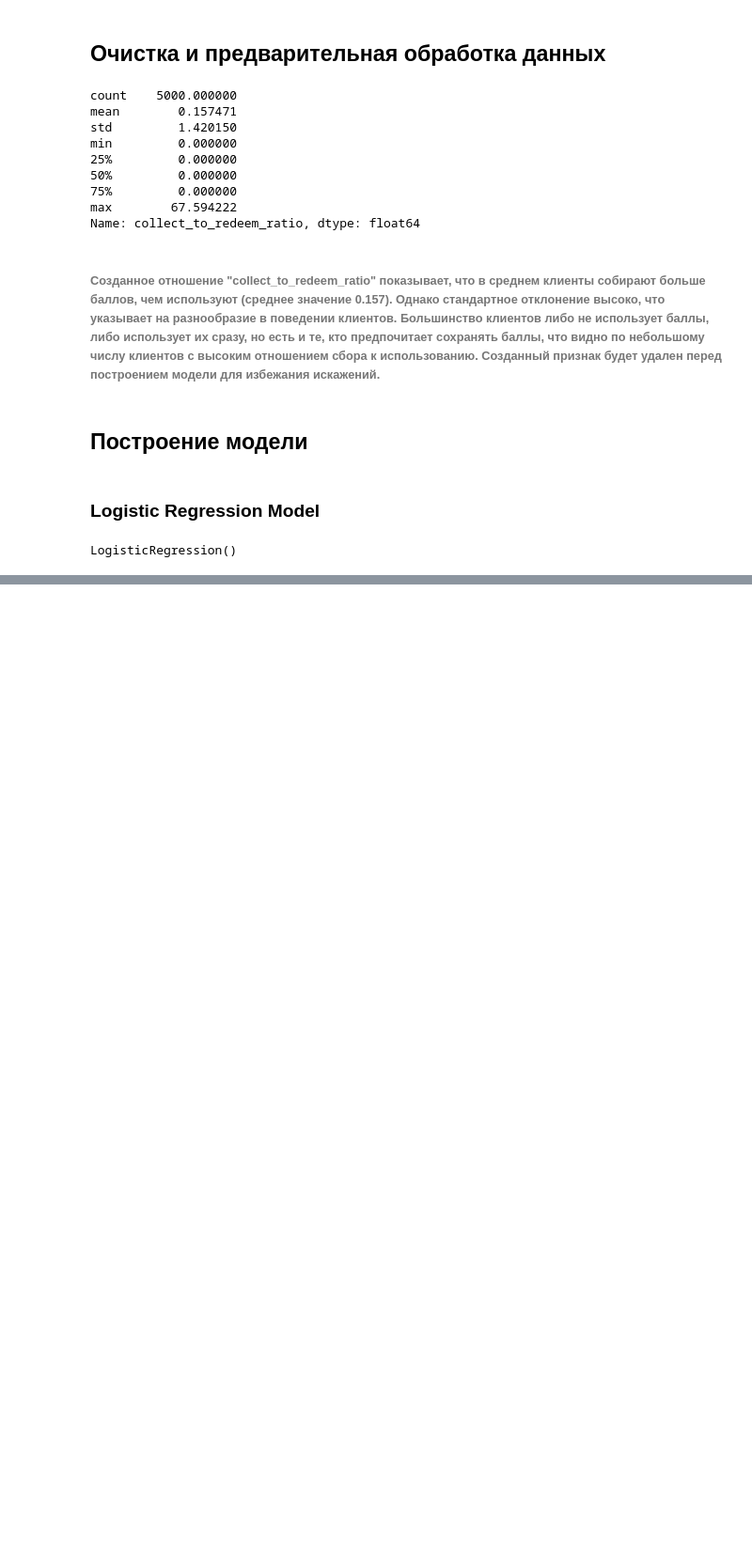
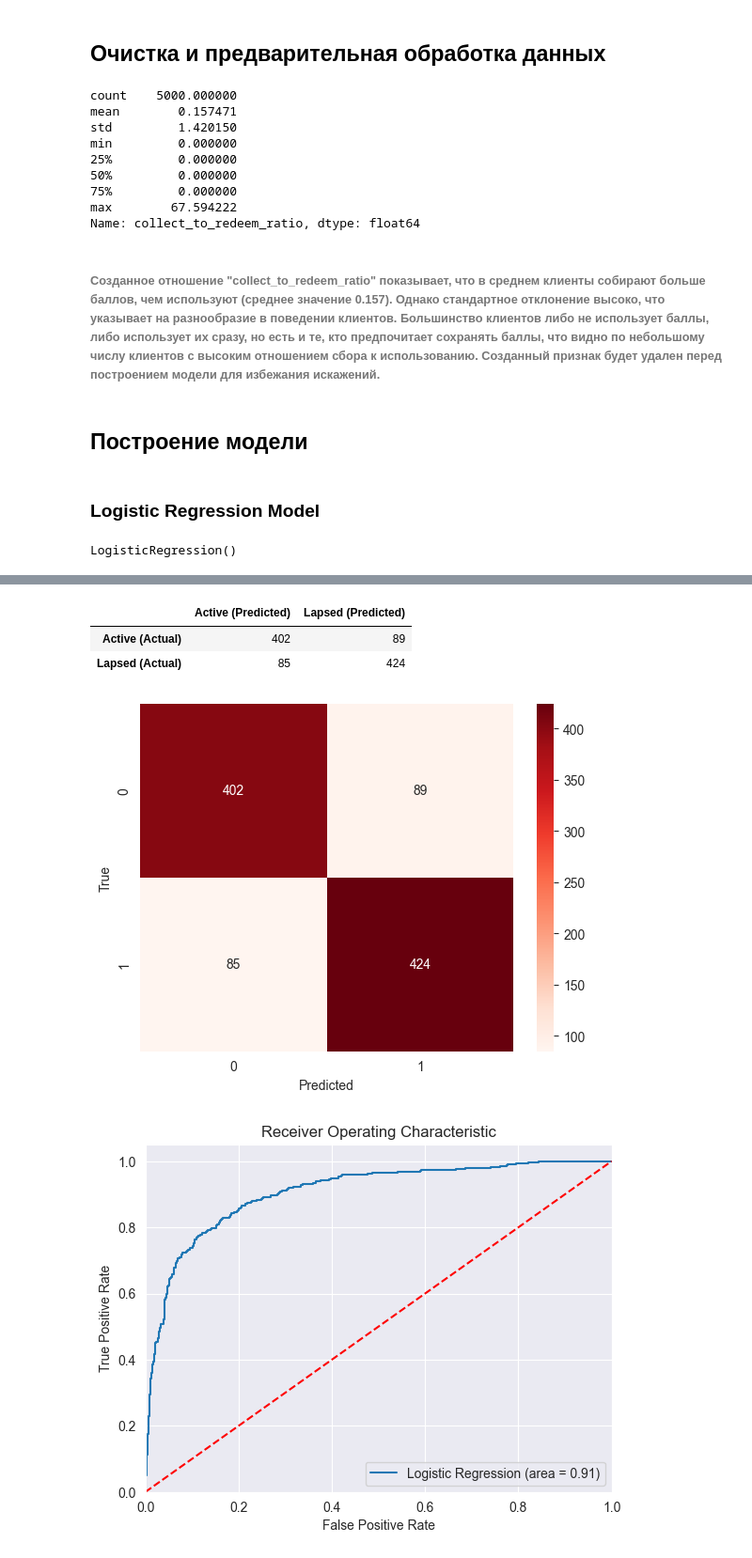
Before and after one commit to kelsinbek/CustomerChurn, a Jupyter notebook: churn.ipynb, the cells around one changed output, grey strips where cells are left out. Shown: that part at 94% size. Saved outputs shown, nothing was run; the diff lists cells and outputs as text; code cells hidden in the pictures; blank space fills up the shorter version.

Commit message:
Оценим модель на тестовом наборе (точность). Logistic Regression Model

```diff
--- a/churn.ipynb
+++ b/churn.ipynb
@@ -180,3 +180,77 @@ lr_model = LogisticRegression()
 lr_model.fit(X_train,y_train)
 # %% [output]
 LogisticRegression()
+# %%
+import matplotlib.pyplot as plt
+from sklearn.metrics import accuracy_score, classification_report, confusion_matrix, roc_auc_score, roc_curve
+
+# Оценим модель на тестовом наборе (точность).
+y_test_pred = lr_model.predict(X_test)
+print("Test accuracy: ", accuracy_score(y_test, y_test_pred), "\n")
+
+# Распечатаем отчет о классификации.
+print("\nClassification Report:\n\n", classification_report(y_test, y_test_pred), "\n")
+
+print("Confusion matrix:")
+
+# Матрица путаницы.
+cm = confusion_matrix(y_test, y_test_pred)
+
+# Преобразуем матрицу путаницы в dataframe для лучшей визуализации.
+cm_df = pd.DataFrame(cm, index = ['Active (Actual)', 'Lapsed (Actual)'],
+                     columns = ['Active (Predicted)', 'Lapsed (Predicted)'])
+
+# Отобразили матрицу путаницы.
+display(cm_df)
+
+# Выведем пустую строку для наглядности.
+print("\n")
+
+# Выведем пустую строку для целей ясности.
+print("\n")
+
+# Выведем матрицу ошибок.
+confusion_mat = confusion_matrix(y_test, y_test_pred)
+sns.heatmap(confusion_mat, annot=True, fmt="d", cmap='Reds')
+plt.xlabel('Predicted')
+plt.ylabel('True')
+plt.show()
+
+# Выведем пустую строку для целей ясности.
+print("\n")
+
+# Построить ROC-кривую.
+# Вычислим вероятности получения положительного класса.
+y_scores = lr_model.predict_proba(X_test)[:,1]
+roc_auc = roc_auc_score(y_test, y_scores)
+fpr, tpr, thresholds = roc_curve(y_test, y_scores)
+
+# Построим ROC-кривую.
+plt.figure()
+plt.plot(fpr, tpr, label='Logistic Regression (area = %0.2f)' % roc_auc)
+plt.plot([0, 1], [0, 1],'r--')
+plt.xlim([0.0, 1.0])
+plt.ylim([0.0, 1.05])
+plt.xlabel('False Positive Rate')
+plt.ylabel('True Positive Rate')
+plt.title('Receiver Operating Characteristic')
+plt.legend(loc="lower right")
+plt.show()
+
+# Выведем пустую строку для большей ясности.
+print("\n")
+
+# Вычислим процент ошибочной классификации для модели логистической регрессии.
+misclassification_rate_lr = (cm[0][1] + cm[1][0]) / cm.sum()
+print("\nLogistic Regression Model")
+print("Misclassification rate: ", misclassification_rate_lr)
+
+# Выведем пустую строку для большей ясности.
+print("\n")
+
+# Определим важность признаков.
+# "Выведем важность признаков."
+importance = lr_model.coef_[0]
+feature_importance = pd.DataFrame({'feature': X_train.columns, 'importance': importance})
+feature_importance.sort_values(by='importance', ascending=False)
+# %% [output]
@@ -182,0 +273,5 @@ LogisticRegression()
+|  | Active (Predicted) | Lapsed (Predicted) |
+| Active (Actual) | 402 | 89 |
+| Lapsed (Actual) | 85 | 424 |
+[figure, added]
+[figure, added]
```
Also changed, not shown: parts of 1 cell of this notebook.
